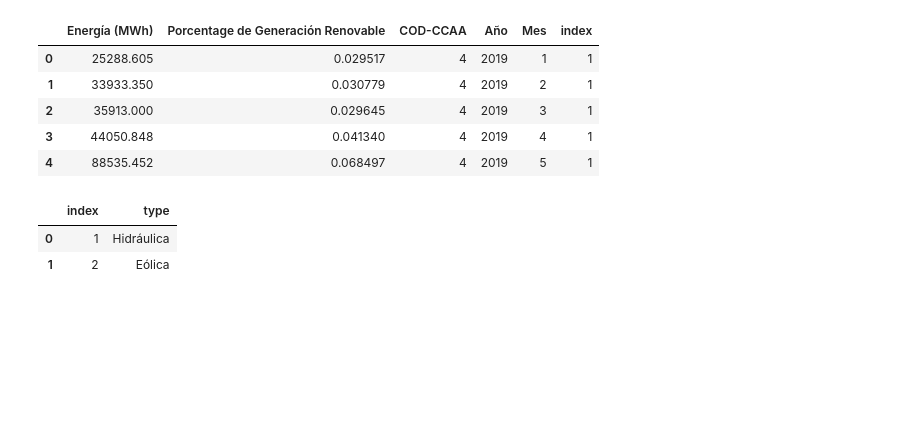
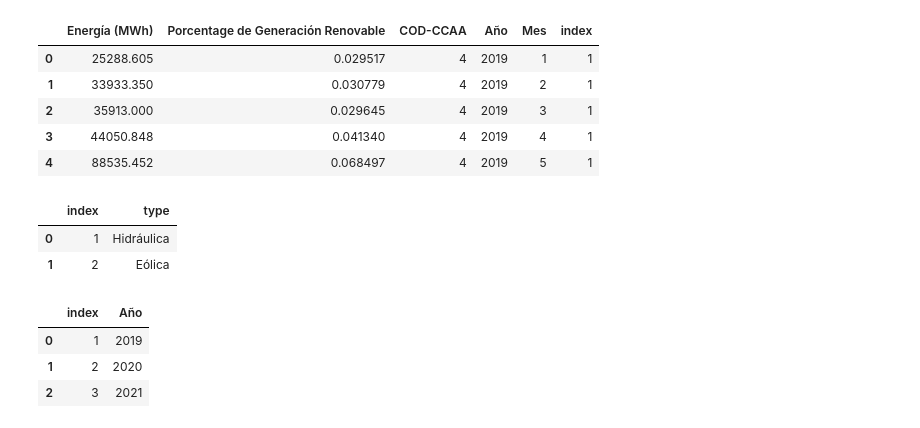
Before and after one commit to ngcarvajall/Laboratorio_ETL, a Jupyter notebook: API_Limpieza.ipynb, the cells around one changed output. Drawn from its saved outputs; the diff is of its cells as text; code cells hidden in the pictures; blank space fills up the shorter version.

Commit message:
anios

```diff
--- a/API_Limpieza.ipynb
+++ b/API_Limpieza.ipynb
@@ -288,3 +288,15 @@ df_tipo_generacion.head(2)
 | 1 | 2 | Eólica |
 # %%
 df_generacion_mergeo = df_generacion_mergeo.rename(columns={"index": "Tipo de energía"})
+# %%
+df_anio = df_generacion_mergeo[['Año']].drop_duplicates().reset_index(drop=True).reset_index()
+# df_tipo_generacion['index'] = df_tipo_generacion['index'].apply(lambda x: x+1)
+# %%
+df_anio['index'] = df_anio['index'].apply(lambda x: x+1)
+# %%
+df_anio
+# %% [output]
+|  | index | Año |
+| 0 | 1 | 2019 |
+| 1 | 2 | 2020 |
+| 2 | 3 | 2021 |
```
